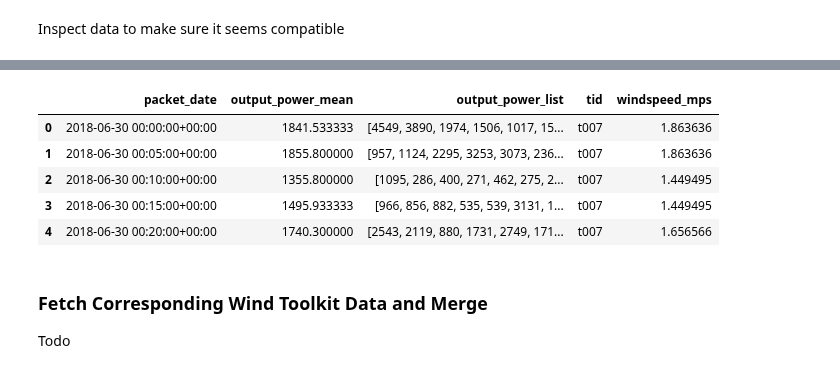
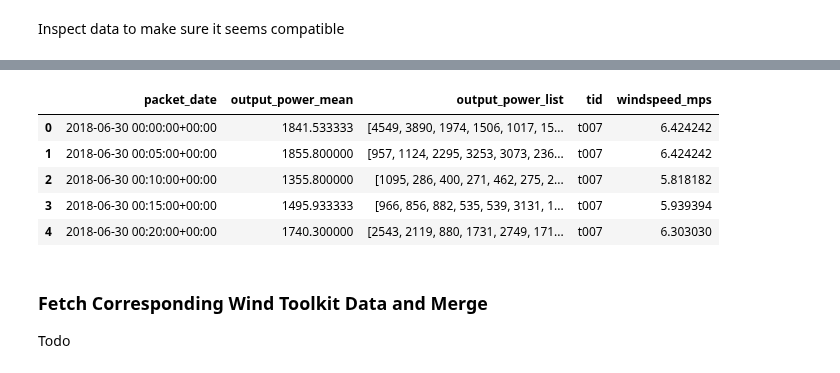
Before and after one commit to NREL/dw-tap, a Jupyter notebook: notebooks/validation/01 Read in Data Bergey.ipynb, the cells around one changed output, grey strips where cells are left out. Saved outputs shown, nothing was run; the diff lists cells and outputs as text; code cells hidden in the pictures.

Commit message:
Fixed issue with power curve interpretation

```diff
--- a/notebooks/validation/01 Read in Data Bergey.ipynb
+++ b/notebooks/validation/01 Read in Data Bergey.ipynb
@@ -80,7 +80,7 @@ bergey_data.head()
 # %%
 powercurve = pd.read_csv("../../bergey/bergey_excel10_powercurve.csv")
 powercurve.columns = ["windspeed","power_kwh"]
-powercurve_intrp = interp1d(powercurve["windspeed"], powercurve["windspeed"], kind='cubic')
+powercurve_intrp = interp1d(powercurve["windspeed"], powercurve["power_kwh"], kind='cubic')
 powercurve
 # %% [output]
 |  | windspeed | power_kwh |
@@ -127,21 +139,21 @@ fig.show()
 # %%
 # Apply to full turbine data - note divide by 1000 to convert Watts to kW
 
 # Note we are not specifically dealing with cases where power is beyond the power curve or below the minimum
 
-# Sampling two hundred points from the interpolated function
-# allows us to invert with an approximate accuracy of 20.5/200 or 0.1
-ws2 = np.linspace(0, 20.5, num=100)
+# Sampling a hundred points from the interpolated function
+# allows us to invert with an approximate accuracy of 12/100 or 0.1
+ws2 = np.linspace(0, 12, num=100)
 pc2 = powercurve_intrp(ws2)
 bergey_data["windspeed_mps"] = (bergey_data["output_power_mean"]/1000).map(lambda x: ws2[np.abs(pc2 - x).argmin()] )
 bergey_data.head()
 # %% [output]
 |  | packet_date | output_power_mean | output_power_list | tid | windspeed_mps |
-| 0 | 2018-06-30 00:00:00+00:00 | 1841.533333 | [4549, 3890, 1974, 1506, 1017, 15... | t007 | 1.863636 |
-| 1 | 2018-06-30 00:05:00+00:00 | 1855.800000 | [957, 1124, 2295, 3253, 3073, 236... | t007 | 1.863636 |
-| 2 | 2018-06-30 00:10:00+00:00 | 1355.800000 | [1095, 286, 400, 271, 462, 275, 2... | t007 | 1.449495 |
-| 3 | 2018-06-30 00:15:00+00:00 | 1495.933333 | [966, 856, 882, 535, 539, 3131, 1... | t007 | 1.449495 |
-| 4 | 2018-06-30 00:20:00+00:00 | 1740.300000 | [2543, 2119, 880, 1731, 2749, 171... | t007 | 1.656566 |
+| 0 | 2018-06-30 00:00:00+00:00 | 1841.533333 | [4549, 3890, 1974, 1506, 1017, 15... | t007 | 6.424242 |
+| 1 | 2018-06-30 00:05:00+00:00 | 1855.800000 | [957, 1124, 2295, 3253, 3073, 236... | t007 | 6.424242 |
+| 2 | 2018-06-30 00:10:00+00:00 | 1355.800000 | [1095, 286, 400, 271, 462, 275, 2... | t007 | 5.818182 |
+| 3 | 2018-06-30 00:15:00+00:00 | 1495.933333 | [966, 856, 882, 535, 539, 3131, 1... | t007 | 5.939394 |
+| 4 | 2018-06-30 00:20:00+00:00 | 1740.300000 | [2543, 2119, 880, 1731, 2749, 171... | t007 | 6.303030 |
 # %%
 # Save out compressed CSV as a checkpoint
 bergey_data[["tid","packet_date","output_power_mean","windspeed_mps"]].\
```
Also changed, not shown: parts of 2 cells of this notebook, 1 other file.
